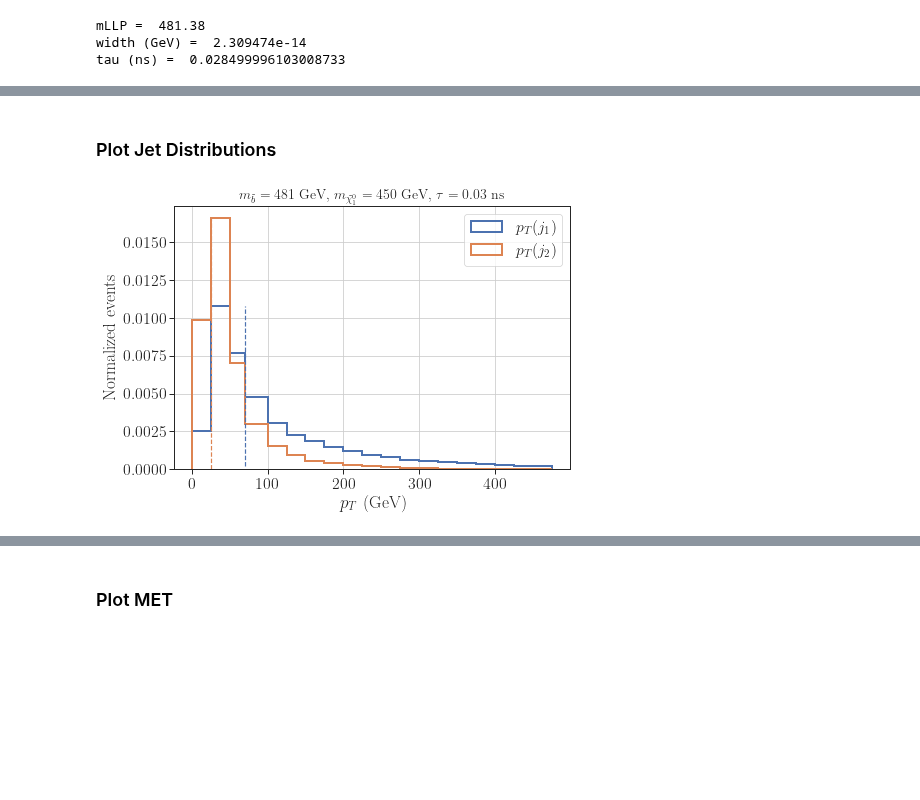
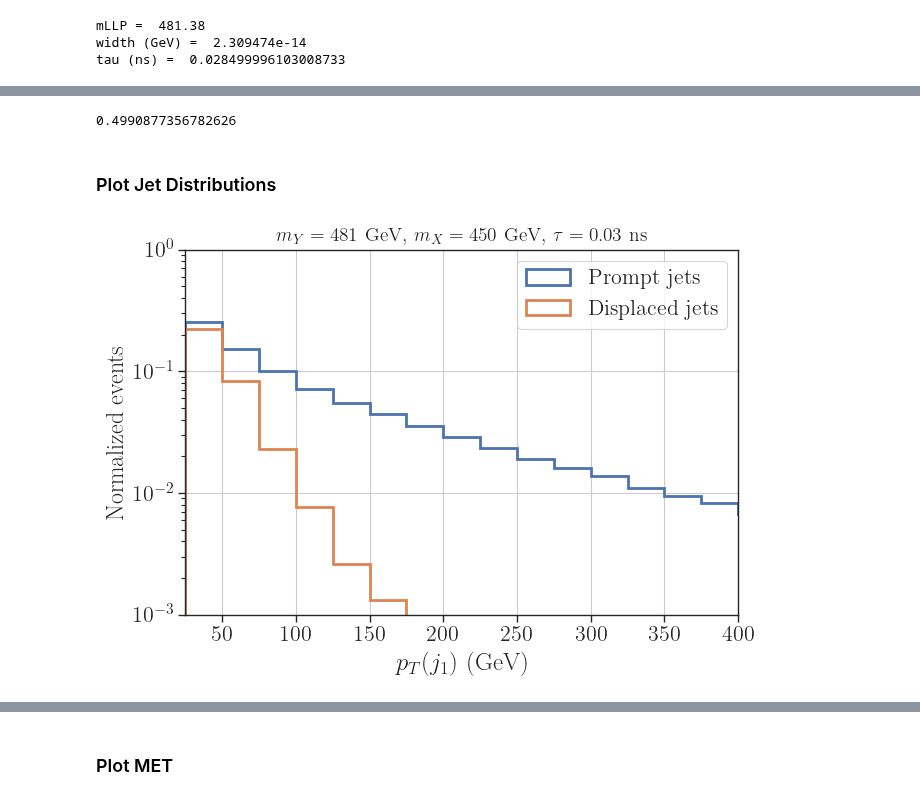
Before and after one commit to andlessa/LLP-CDFO, a Jupyter notebook: plotting/distributions/plots-dists-ATLAS-SUSY-2016-08.ipynb, the cells around one changed output, grey strips where cells are left out. Saved outputs shown, nothing was run; the diff lists cells and outputs as text; code cells hidden in the pictures; blank space fills up the shorter version.

```diff
--- a/plotting/distributions/plots-dists-ATLAS-SUSY-2016-08.ipynb
+++ b/plotting/distributions/plots-dists-ATLAS-SUSY-2016-08.ipynb
@@ -55,9 +55,9 @@ Welcome to JupyROOT 6.24/06
 # %% [markdown]
 ### Load Recast Data
 # %%
-inputFiles = list(glob.glob('../../eventData/pp2BB1j_atlas_scan_New/Events/run_*/cdfo_481_450.0_tau_3e-02_delphes_events.root'))
+inputFiles = ['../../eventData/cdfo_481_450.0_tau_3e-02_delphes_events.root']
 modelDict = getModelDict(inputFiles[0],model='sbottom')
-title = r'$m_{\tilde b} = %1.0f$ GeV, $m_{\tilde \chi_1^0} = %1.0f$ GeV, $\tau = %1.2f$ ns'%(modelDict['mLLP'],modelDict['mLSP'],modelDict['tau_ns'])
+title = r'$m_{Y} = %1.0f$ GeV, $m_{X} = %1.0f$ GeV, $\tau = %1.2f$ ns'%(modelDict['mLLP'],modelDict['mLSP'],modelDict['tau_ns'])
 figlabel = 'msb_%1.0f_mchi_%1.0f_tau_%1.2f'%(modelDict['mLLP'],modelDict['mLSP'],modelDict['tau_ns'])
 # %% [output]
 mLLP =  481.38
@@ -144,29 +159,35 @@ print(totalweightPB)
+# %%
+weightsPB = np.array(weights)/1e3
+print(weightsPB.sum())
+# %% [output]
+0.4990877356782626
 # %% [markdown]
 ### Plot Jet Distributions
 # %%
 colors = sns.color_palette('deep')
 fig = plt.figure(figsize=(7,5))
-pTbins = np.append(np.array([0.,25.,50.,70.]),np.arange(100.,500.,25.))
-h1,_,_ = plt.hist(pTj1,weights=weights,label=r'$p_{T}(j_1)$',histtype='step',
-                  linewidth=2,bins=pTbins,density=True,color=colors[0])
-h2,_,_ = plt.hist(pTj2,weights=weights,label=r'$p_{T}(j_2)$',histtype='step',
-                  linewidth=2,bins=pTbins,density=True,color=colors[1])
-plt.vlines(x=70.,ymin=h1.min(),ymax=h1.max(),linestyle = 'dashed', color=colors[0])
-plt.vlines(x=25.,ymin=h2.min(),ymax=h2.max(),linestyle = 'dashed', color=colors[1])
+pTbins = np.arange(25.,500.,25.)
+h1,_,_ = plt.hist(pTj1,weights=weightsPB/totalweightPB,label=r'Prompt jets',histtype='step',
+                  linewidth=2,bins=pTbins,density=False,color=colors[0])
+
+h2,_,_ = plt.hist(pTj1Disp,weights=weightsPB/totalweightPB,label=r'Displaced jets',histtype='step',
+                  linewidth=2,bins=pTbins,density=False,color=colors[1])
 plt.legend()
-# plt.yscale('log')
+plt.yscale('log')
+plt.ylim(1e-3,1e0)
+plt.xlim(25.,400.)
 plt.grid()
 
-plt.xlabel(r'$p_T$ (GeV)')
+plt.xlabel(r'$p_T(j_1)$ (GeV)',fontsize=18)
 plt.ylabel('Normalized events')
 
 # plt.title(r'$m_T = %1.0f$ GeV, $m_{\chi} = %1.0f$ GeV, $y_{DM} = %1.0f$' %(mST,mChi,yDM),loc='left')
 plt.title(title,fontsize=14)
 plt.tight_layout()
 plt.savefig('jetPTs_%s.png' %figlabel)
 plt.show()
 # %% [output]
-[figure, old version]
+[figure, new version]
 # %%
 fig = plt.figure(figsize=(7,5))
 njBins = np.arange(0.,10.,1.)
```
Also changed, not shown: parts of 8 cells of this notebook, 13 other files.
